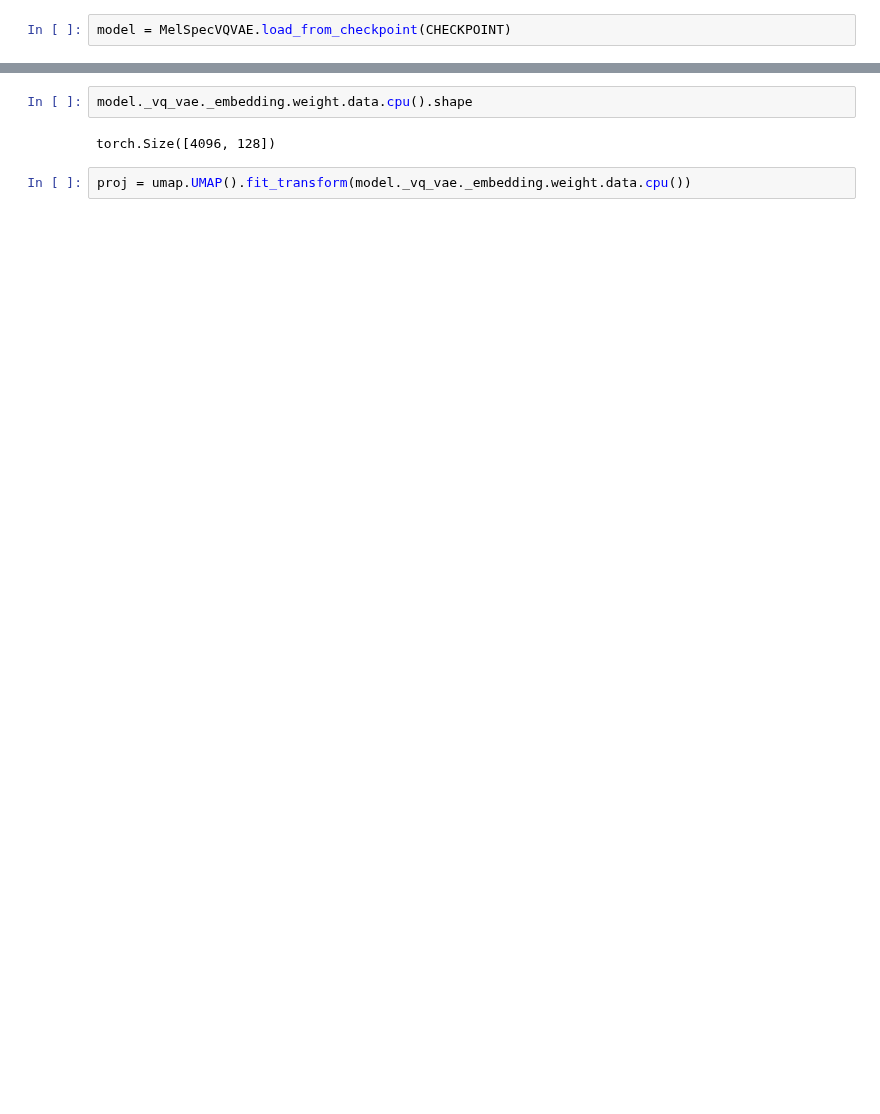
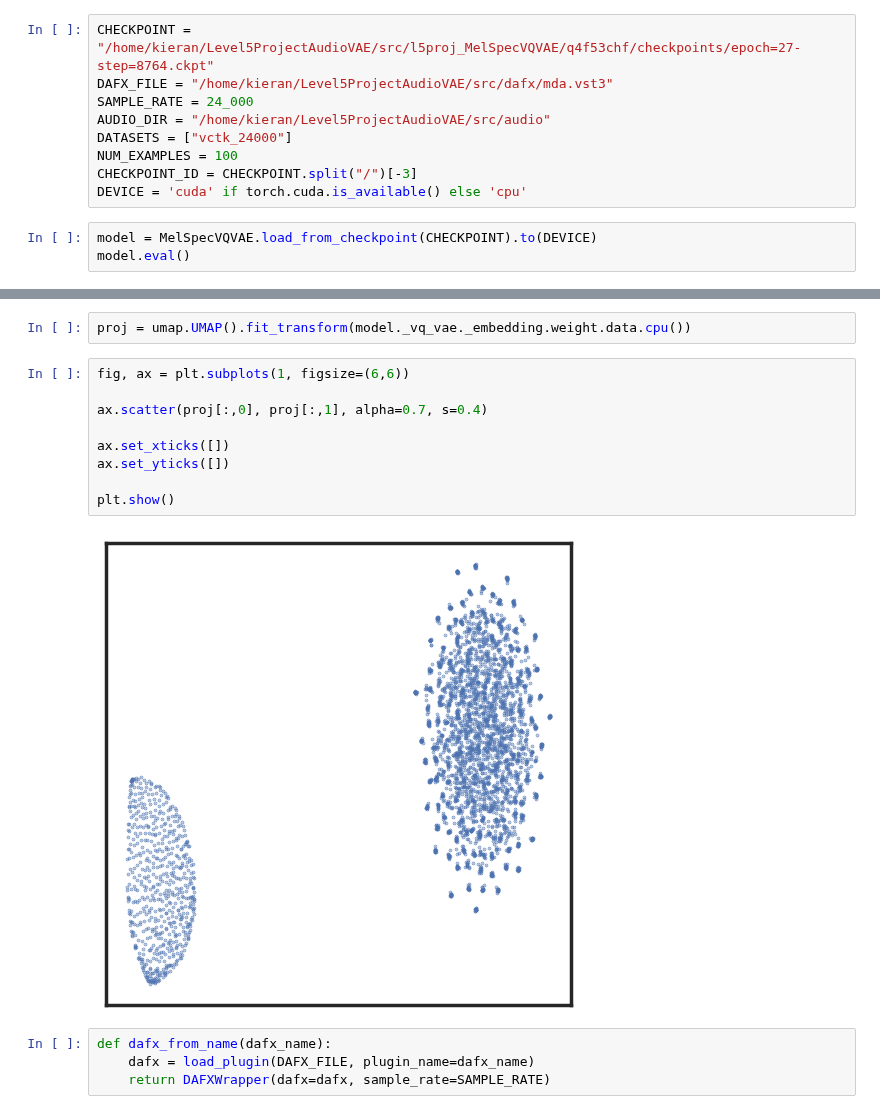
Before and after one commit to kieran-grant/Level5ProjectAudioVAE, a Jupyter notebook: src/notebooks/vqvae/latent_analysis.ipynb, the cells around one changed output, grey strips where cells are left out. Drawn from its saved outputs; the diff is of its cells as text; blank space fills up the shorter version.

```diff
--- a/src/notebooks/vqvae/latent_analysis.ipynb
+++ b/src/notebooks/vqvae/latent_analysis.ipynb
@@ -11,2 +35,12 @@ CHECKPOINT = "/home/kieran/Level5ProjectAudioVAE/src/l5proj_MelSpecVQVAE/cs00u7o
+# %%
+CHECKPOINT = "/home/kieran/Level5ProjectAudioVAE/src/l5proj_MelSpecVQVAE/q4f53chf/checkpoints/epoch=27-step=8764.ckpt"
+DAFX_FILE = "/home/kieran/Level5ProjectAudioVAE/src/dafx/mda.vst3"
+SAMPLE_RATE = 24_000
+AUDIO_DIR = "/home/kieran/Level5ProjectAudioVAE/src/audio"
+DATASETS = ["vctk_24000"]
+NUM_EXAMPLES = 100
+CHECKPOINT_ID = CHECKPOINT.split("/")[-3]
+DEVICE = 'cuda' if torch.cuda.is_available() else 'cpu'
 # %%
-model = MelSpecVQVAE.load_from_checkpoint(CHECKPOINT)
+model = MelSpecVQVAE.load_from_checkpoint(CHECKPOINT).to(DEVICE)
+model.eval()
@@ -13,6 +65,17 @@ model = MelSpecVQVAE.load_from_checkpoint(CHECKPOINT)
-# %%
-model._vq_vae._embedding.weight.data.cpu().shape
-# %% [output]
-torch.Size([4096, 128])
 # %%
 proj = umap.UMAP().fit_transform(model._vq_vae._embedding.weight.data.cpu())
+# %%
+fig, ax = plt.subplots(1, figsize=(6,6))
+
+ax.scatter(proj[:,0], proj[:,1], alpha=0.7, s=0.4)
+
+ax.set_xticks([])
+ax.set_yticks([])
+
+plt.show()
+# %% [output]
+[figure, added]
+# %%
+def dafx_from_name(dafx_name):
+    dafx = load_plugin(DAFX_FILE, plugin_name=dafx_name)
+    return DAFXWrapper(dafx=dafx, sample_rate=SAMPLE_RATE)
```
Also changed, not shown: parts of 17 cells of this notebook, 2 other files.
